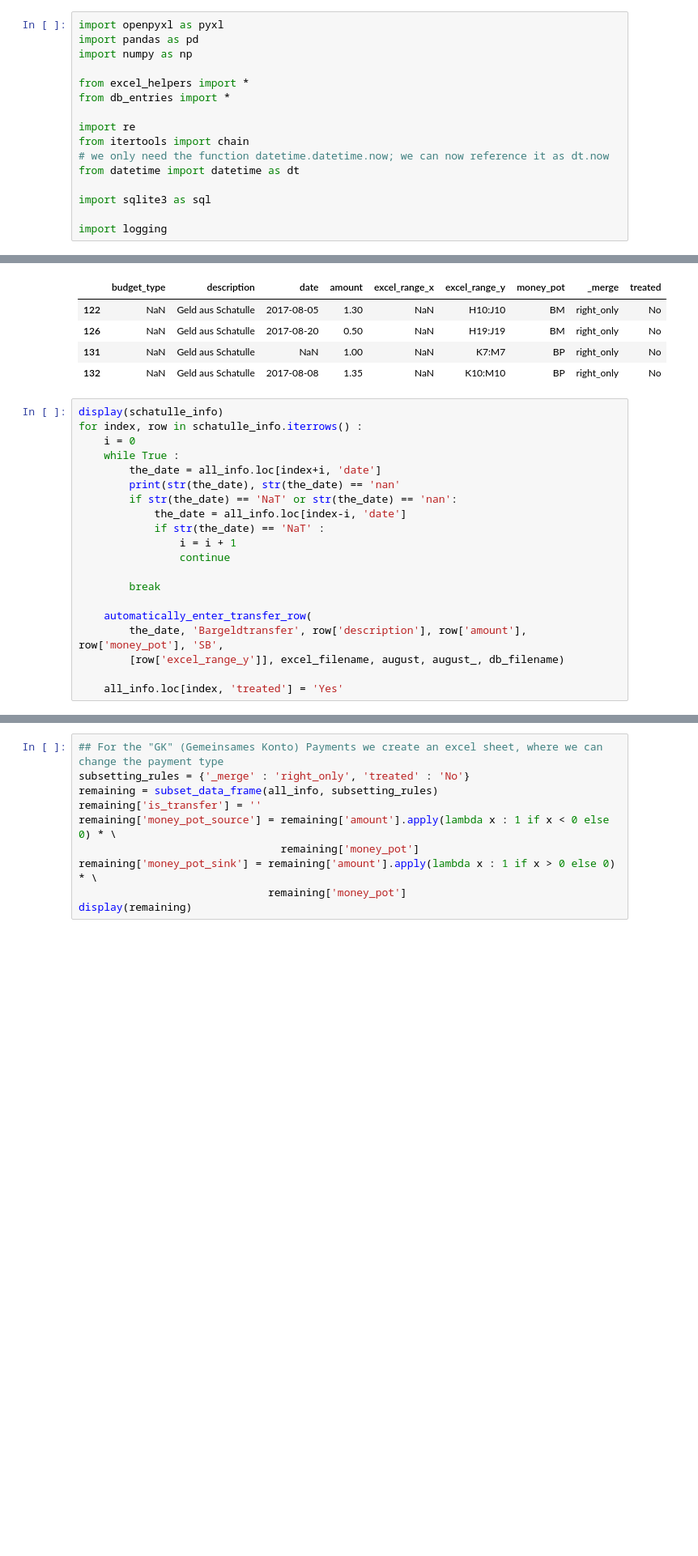
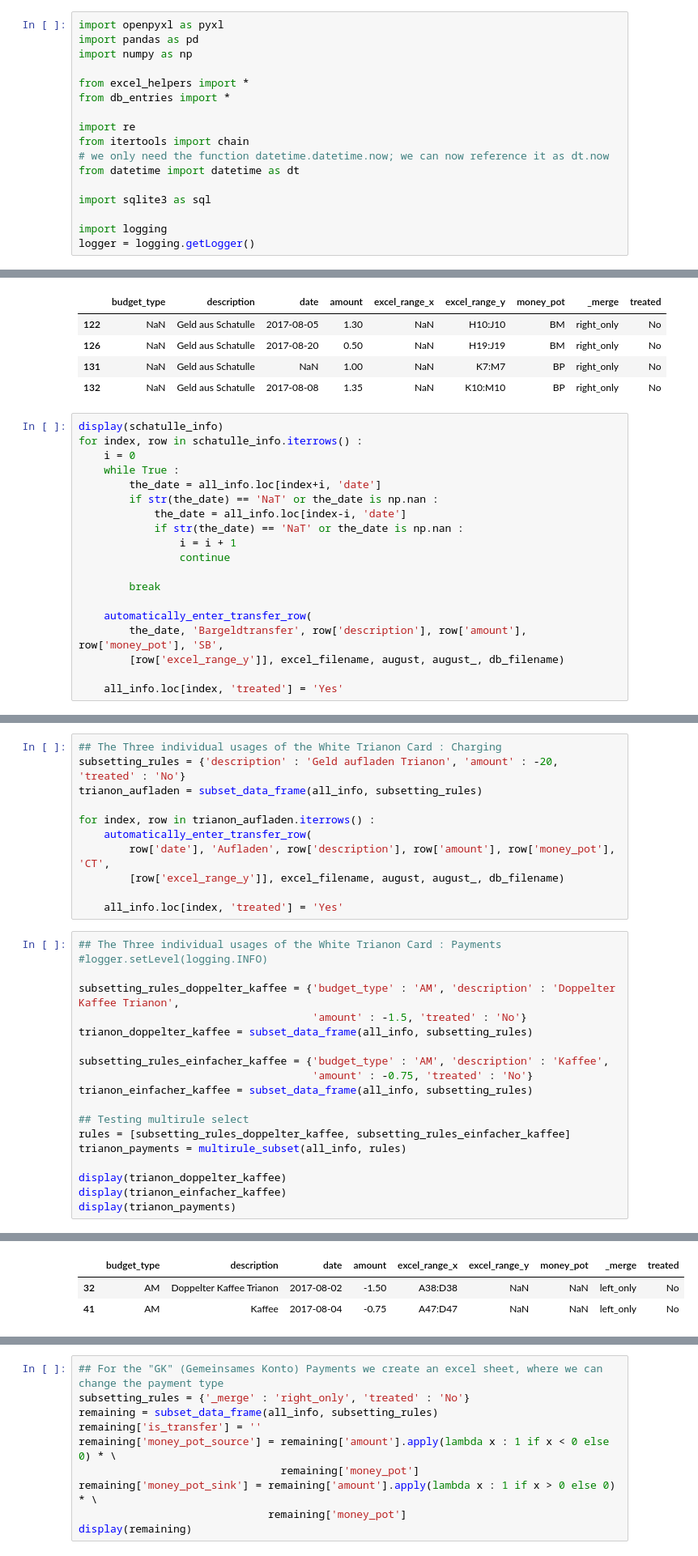
Before and after one commit to maxkoe/budgeter, a Jupyter notebook: excel_to_db.ipynb, the cells around one changed output, grey strips where cells are left out. Shown: that part at 81% size. Saved outputs shown, nothing was run; the diff lists cells and outputs as text; blank space fills up the shorter version.

```diff
--- a/excel_to_db.ipynb
+++ b/excel_to_db.ipynb
@@ -17,6 +17,7 @@ from datetime import datetime as dt
 import sqlite3 as sql
 
 import logging
+logger = logging.getLogger()
 # %%
 %%capture
 
@@ -374,10 +409,9 @@ for index, row in schatulle_info.iterrows() :
     i = 0
     while True :
         the_date = all_info.loc[index+i, 'date']
-        print(str(the_date), str(the_date) == 'nan'
-        if str(the_date) == 'NaT' or str(the_date) == 'nan':
+        if str(the_date) == 'NaT' or the_date is np.nan :
             the_date = all_info.loc[index-i, 'date']
-            if str(the_date) == 'NaT' :
+            if str(the_date) == 'NaT' or the_date is np.nan :
                 i = i + 1
                 continue
 
@@ -467,0 +431,31 @@ for index, row in trianon_einfacher_kaffee.iterrows() :
+# %%
+## The Three individual usages of the White Trianon Card : Charging
+subsetting_rules = {'description' : 'Geld aufladen Trianon', 'amount' : -20, 'treated' : 'No'}
+trianon_aufladen = subset_data_frame(all_info, subsetting_rules)
+
+for index, row in trianon_aufladen.iterrows() :
+    automatically_enter_transfer_row(
+        row['date'], 'Aufladen', row['description'], row['amount'], row['money_pot'], 'CT',
+        [row['excel_range_y']], excel_filename, august, august_, db_filename)
+
+    all_info.loc[index, 'treated'] = 'Yes'
+# %%
+## The Three individual usages of the White Trianon Card : Payments
+#logger.setLevel(logging.INFO)
+
+subsetting_rules_doppelter_kaffee = {'budget_type' : 'AM', 'description' : 'Doppelter Kaffee Trianon',
+                                     'amount' : -1.5, 'treated' : 'No'}
+trianon_doppelter_kaffee = subset_data_frame(all_info, subsetting_rules)
+
+subsetting_rules_einfacher_kaffee = {'budget_type' : 'AM', 'description' : 'Kaffee',
+                                     'amount' : -0.75, 'treated' : 'No'}
+trianon_einfacher_kaffee = subset_data_frame(all_info, subsetting_rules)
+
+## Testing multirule select
+rules = [subsetting_rules_doppelter_kaffee, subsetting_rules_einfacher_kaffee]
+trianon_payments = multirule_subset(all_info, rules)
+
+display(trianon_doppelter_kaffee)
+display(trianon_einfacher_kaffee)
+display(trianon_payments)
+# %% [output]
@@ -467,0 +468,3 @@ for index, row in trianon_einfacher_kaffee.iterrows() :
+|  | budget_type | description | date | amount | excel_range_x | excel_range_y | money_pot | _merge | treated |
+| 32 | AM | Doppelter Kaffee Trianon | 2017-08-02 | -1.50 | A38:D38 | NaN | NaN | left_only | No |
+| 41 | AM | Kaffee | 2017-08-04 | -0.75 | A47:D47 | NaN | NaN | left_only | No |
```
Also changed, not shown: parts of 15 cells of this notebook.
